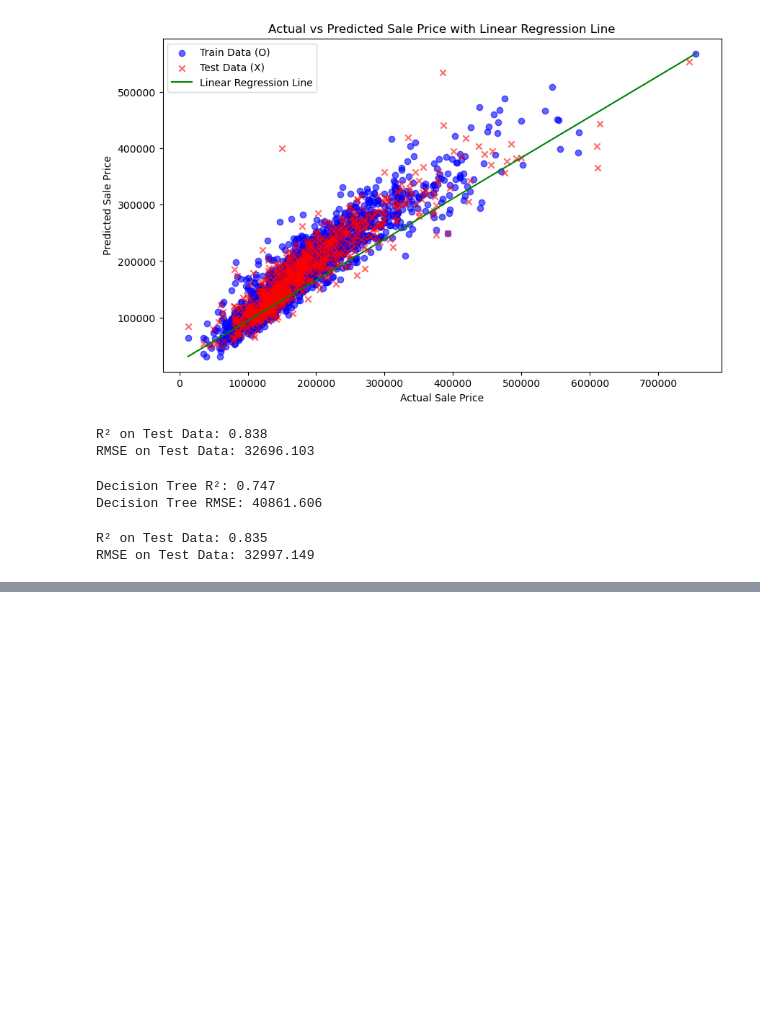
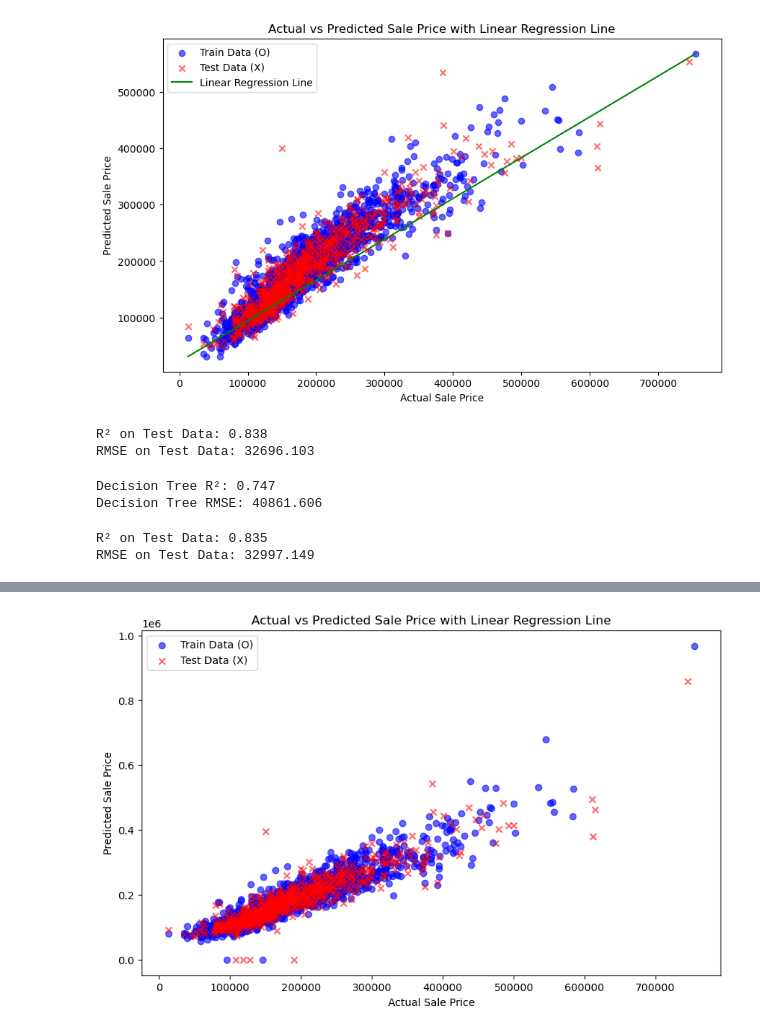
Before and after one commit to Youssef-Malek2004/ML-Mini-Project-Linear-Regression, a Jupyter notebook: House-Prices-Linear-Model.ipynb, the cells around one changed output, grey strips where cells are left out. Cells and saved outputs as stored; diff of their text form; code cells hidden in the pictures; blank space fills up the shorter version.

Commit message:
Log Transforming Sale Price

```diff
--- a/House-Prices-Linear-Model.ipynb
+++ b/House-Prices-Linear-Model.ipynb
@@ -645,0 +668,9 @@ RMSE on Test Data: 32997.149
+# %%
+# Fit the model on the training data
+X_train = X_train.astype(float)
+X_test = X_test.astype(float)
+
+model = sm.OLS(y_train_log, X_train).fit()
+
+# Print the model summary for training data
+print(model.summary())
@@ -645,0 +695,29 @@ RMSE on Test Data: 32997.149
+# %%
+import matplotlib.pyplot as plt
+import numpy as np
+
+# Make predictions on both training and test data
+y_train_pred = model.predict(X_train)
+y_test_pred = model.predict(X_test)
+
+# Create figure and axis
+plt.figure(figsize=(10, 6))
+
+# Plotting the training data predictions (blue 'O' markers)
+plt.scatter(y_train, np.expm1(y_train_pred), color='blue', label='Train Data (O)', alpha=0.6, marker='o')
+
+# Plotting the test data predictions (red 'X' markers)
+plt.scatter(y_test, np.expm1(y_test_pred), color='red', label='Test Data (X)', alpha=0.6, marker='x')
+
+# Labels and Title
+plt.xlabel("Actual Sale Price")
+plt.ylabel("Predicted Sale Price")
+plt.title("Actual vs Predicted Sale Price with Linear Regression Line")
+
+# Add a legend to distinguish between train, test, and the regression line
+plt.legend()
+
+# Show plot
+plt.show()
+# %% [output]
+[figure, added]
```
Also changed, not shown: parts of 12 cells of this notebook.
